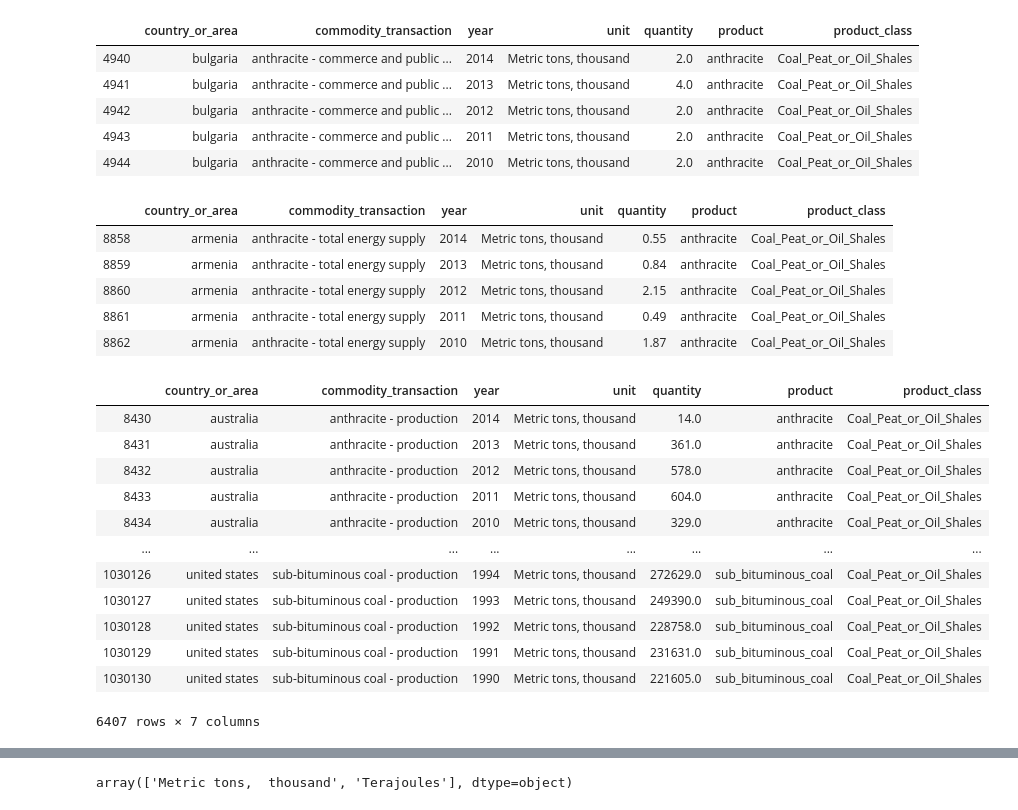
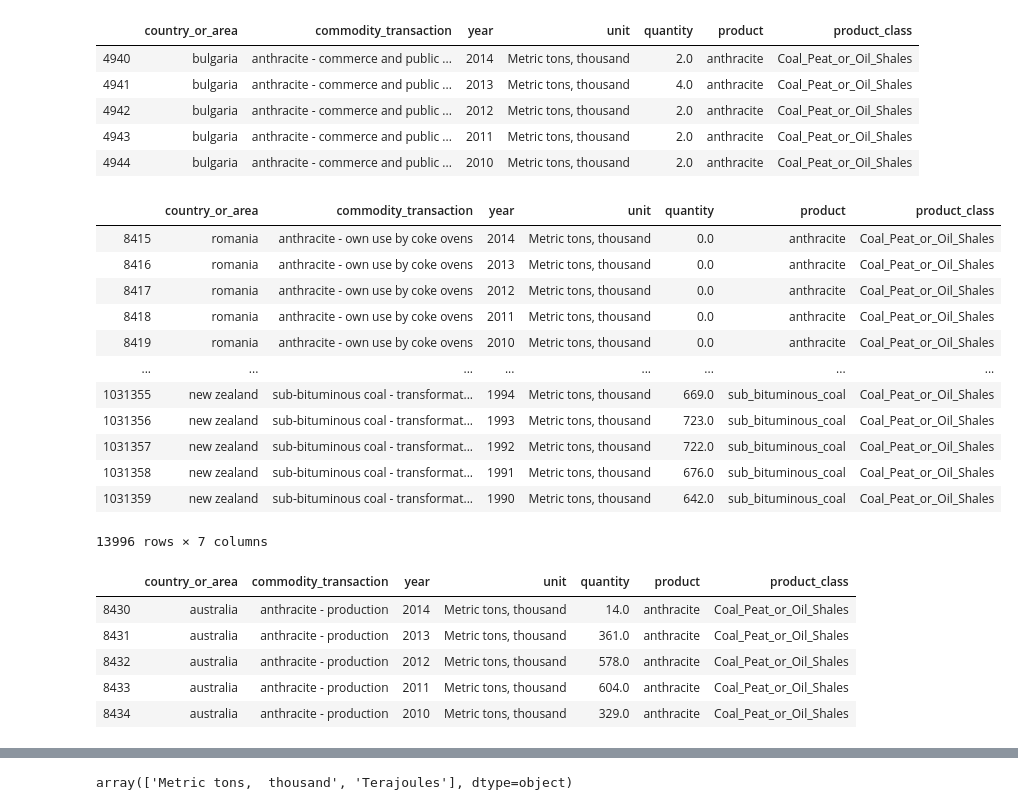
Before and after one commit to philipayazi/International-Energy-Statistics, a Jupyter notebook: International_Energy_Statistics.ipynb, the cells around one changed output, grey strips where cells are left out. Saved outputs shown, nothing was run; the diff lists cells and outputs as text; code cells hidden in the pictures.

```diff
--- a/International_Energy_Statistics.ipynb
+++ b/International_Energy_Statistics.ipynb
@@ -301,12 +301,19 @@ Coal_Peat_or_Oil_Shales_df.head()
 | 4944 | bulgaria | anthracite - commerce and public ... | 2010 | Metric tons, thousand | 2.0 | anthracite | Coal_Peat_or_Oil_Shales |
 # %%
 # find total energy supply for each product in Coal_Peat_Oil_Shale(CPO) Class
-Coal_Peat_or_Oil_Shales_df[Coal_Peat_or_Oil_Shalesoil_df['commodity_transaction'].str.contains("total energy")].head()
+Coal_Peat_or_Oil_Shales_df[Coal_Peat_or_Oil_Shales_df['commodity_transaction'].str.contains("coke oven")]
 # %% [output]
 |  | country_or_area | commodity_transaction | year | unit | quantity | product | product_class |
-| 8858 | armenia | anthracite - total energy supply | 2014 | Metric tons, thousand | 0.55 | anthracite | Coal_Peat_or_Oil_Shales |
-| 8859 | armenia | anthracite - total energy supply | 2013 | Metric tons, thousand | 0.84 | anthracite | Coal_Peat_or_Oil_Shales |
-| 8860 | armenia | anthracite - total energy supply | 2012 | Metric tons, thousand | 2.15 | anthracite | Coal_Peat_or_Oil_Shales |
-| 8861 | armenia | anthracite - total energy supply | 2011 | Metric tons, thousand | 0.49 | anthracite | Coal_Peat_or_Oil_Shales |
-| 8862 | armenia | anthracite - total energy supply | 2010 | Metric tons, thousand | 1.87 | anthracite | Coal_Peat_or_Oil_Shales |
+| 8415 | romania | anthracite - own use by coke ovens | 2014 | Metric tons, thousand | 0.0 | anthracite | Coal_Peat_or_Oil_Shales |
+| 8416 | romania | anthracite - own use by coke ovens | 2013 | Metric tons, thousand | 0.0 | anthracite | Coal_Peat_or_Oil_Shales |
+| 8417 | romania | anthracite - own use by coke ovens | 2012 | Metric tons, thousand | 0.0 | anthracite | Coal_Peat_or_Oil_Shales |
+| 8418 | romania | anthracite - own use by coke ovens | 2011 | Metric tons, thousand | 0.0 | anthracite | Coal_Peat_or_Oil_Shales |
+| 8419 | romania | anthracite - own use by coke ovens | 2010 | Metric tons, thousand | 0.0 | anthracite | Coal_Peat_or_Oil_Shales |
+| ... | ... | ... | ... | ... | ... | ... | ... |
+| 1031355 | new zealand | sub-bituminous coal - transformat... | 1994 | Metric tons, thousand | 669.0 | sub_bituminous_coal | Coal_Peat_or_Oil_Shales |
+| 1031356 | new zealand | sub-bituminous coal - transformat... | 1993 | Metric tons, thousand | 723.0 | sub_bituminous_coal | Coal_Peat_or_Oil_Shales |
+| 1031357 | new zealand | sub-bituminous coal - transformat... | 1992 | Metric tons, thousand | 722.0 | sub_bituminous_coal | Coal_Peat_or_Oil_Shales |
+| 1031358 | new zealand | sub-bituminous coal - transformat... | 1991 | Metric tons, thousand | 676.0 | sub_bituminous_coal | Coal_Peat_or_Oil_Shales |
+| 1031359 | new zealand | sub-bituminous coal - transformat... | 1990 | Metric tons, thousand | 642.0 | sub_bituminous_coal | Coal_Peat_or_Oil_Shales |
+13996 rows × 7 columns
 # %%
@@ -314,5 +321,5 @@ cpo_production = Coal_Peat_or_Oil_Shales_df[Coal_Peat_or_Oil_Shalesoil_df['commo
 # %%
-cpo_production
+cpo_production.head()
 # %% [output]
 |  | country_or_area | commodity_transaction | year | unit | quantity | product | product_class |
 | 8430 | australia | anthracite - production | 2014 | Metric tons, thousand | 14.0 | anthracite | Coal_Peat_or_Oil_Shales |
@@ -320,10 +327,3 @@ cpo_production
 | 8432 | australia | anthracite - production | 2012 | Metric tons, thousand | 578.0 | anthracite | Coal_Peat_or_Oil_Shales |
 | 8433 | australia | anthracite - production | 2011 | Metric tons, thousand | 604.0 | anthracite | Coal_Peat_or_Oil_Shales |
 | 8434 | australia | anthracite - production | 2010 | Metric tons, thousand | 329.0 | anthracite | Coal_Peat_or_Oil_Shales |
-| ... | ... | ... | ... | ... | ... | ... | ... |
-| 1030126 | united states | sub-bituminous coal - production | 1994 | Metric tons, thousand | 272629.0 | sub_bituminous_coal | Coal_Peat_or_Oil_Shales |
-| 1030127 | united states | sub-bituminous coal - production | 1993 | Metric tons, thousand | 249390.0 | sub_bituminous_coal | Coal_Peat_or_Oil_Shales |
-| 1030128 | united states | sub-bituminous coal - production | 1992 | Metric tons, thousand | 228758.0 | sub_bituminous_coal | Coal_Peat_or_Oil_Shales |
-| 1030129 | united states | sub-bituminous coal - production | 1991 | Metric tons, thousand | 231631.0 | sub_bituminous_coal | Coal_Peat_or_Oil_Shales |
-| 1030130 | united states | sub-bituminous coal - production | 1990 | Metric tons, thousand | 221605.0 | sub_bituminous_coal | Coal_Peat_or_Oil_Shales |
-6407 rows × 7 columns
```
Also changed, not shown: parts of 14 cells of this notebook.
